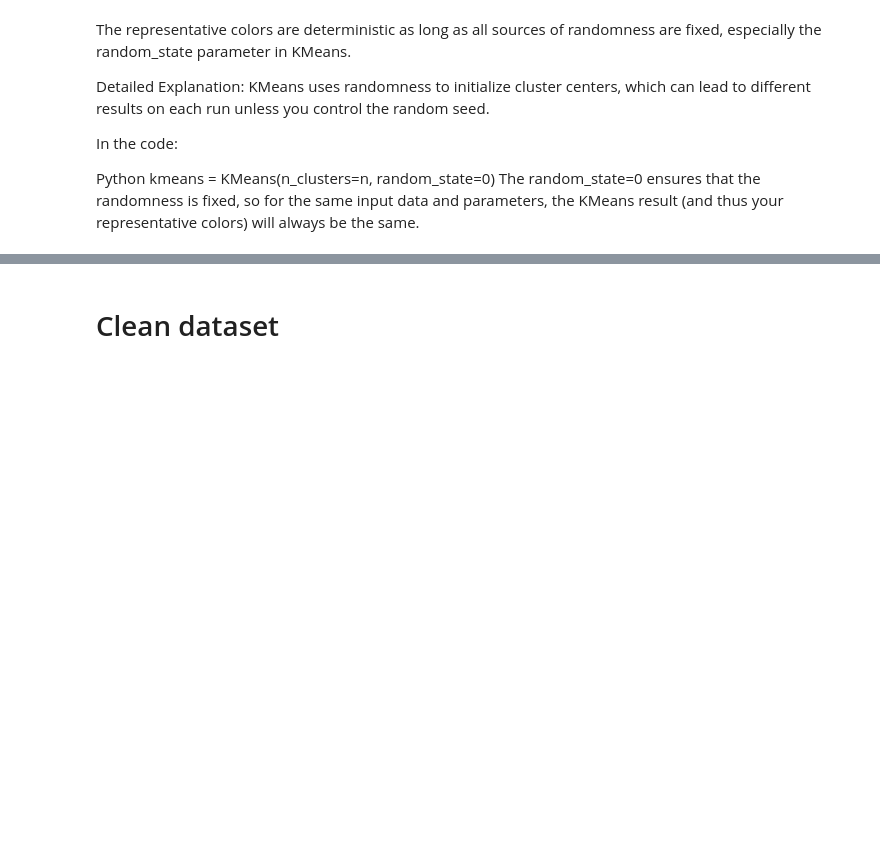
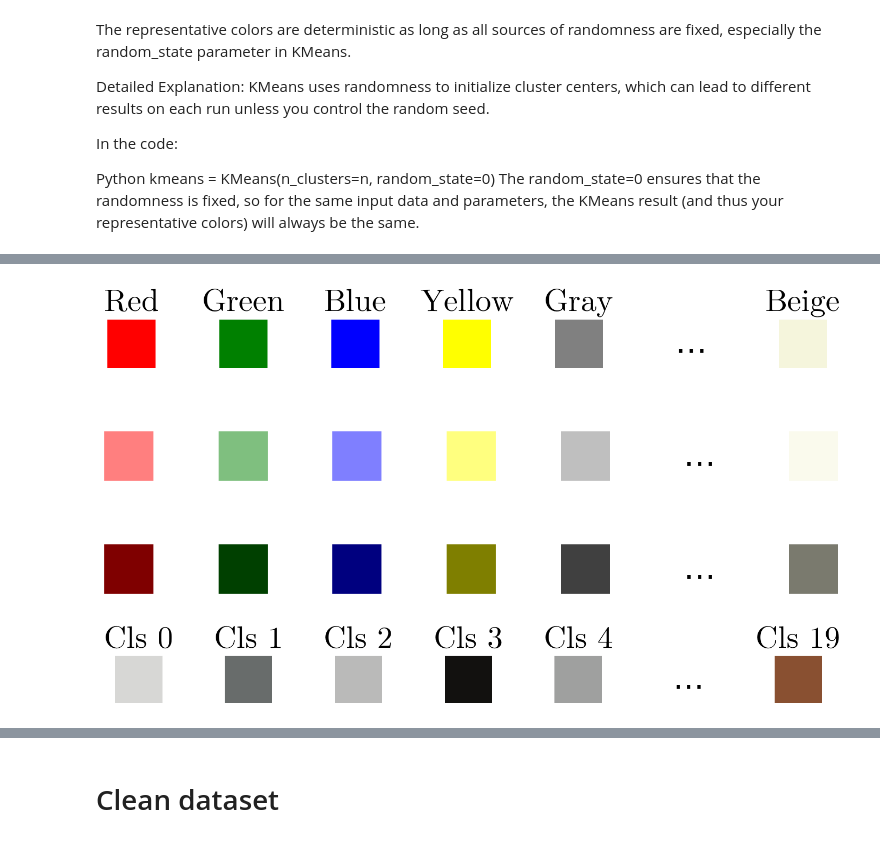
Before and after one commit to nishant-ingle/backdoors, a Jupyter notebook: pixel-resnet18-color.ipynb, the cells around one changed output, grey strips where cells are left out. Drawn from its saved outputs; the diff is of its cells as text; code cells hidden in the pictures; blank space fills up the shorter version.

```diff
--- a/pixel-resnet18-color.ipynb
+++ b/pixel-resnet18-color.ipynb
@@ -433,7 +468,7 @@ def generate_compact_strip(colors, labels, title, font_path, savepath,
     fig_width_in = num_items * square_in + (num_items - 1) * spacing_in
     fig_height_in = square_in + (1.0 * cm_to_inch)
 
-    fig = plt.figure(figsize=(fig_width_in, fig_height_in), dpi=70)
+    fig = plt.figure(figsize=(fig_width_in, fig_height_in), dpi=150)
 
     for i, label in enumerate(labels):
         left = (i * (square_in + spacing_in)) / fig_width_in
@@ -485,33 +520,38 @@ def prepare_all_row_data(labels, colors):
         [(base_labels, base_colors), (light_labels, light_colors), (dark_labels, dark_colors), (cluster_labels, cluster_colors)],
         ["Base", "Light", "Dark", "Representative"]
     )
 
 def slice_data_for_row(names, colors):
     """Selects the first 3 items, an ellipsis, and the final item for display."""
     if len(names) <= 5:
         return names, colors
 
     display_labels = names[:5] + ["…"] + [names[-1]]
     display_colors = colors[:5] + [None] + [colors[-1]] # Use None as a placeholder for the ellipsis
 
     return display_labels, display_colors
 
 def to_unit_rgb(color_rgb):
     """Normalizes color data for Matplotlib."""
     if color_rgb is None: return (1, 1, 1) # Return white for placeholder
     if hasattr(color_rgb, 'numpy'): color_rgb = color_rgb.numpy()
     arr = np.asarray(color_rgb, dtype=float)
     return arr / 255.0 if arr.max() > 1.0 else arr
 
 
 # --- Call the main function ---
 generate_all_color_strips(
     colors=colors,
     labels=labels,
     # title="x = 0.4",
     font_path='latexfont.otf', # Set to None if you don't have the font
     # savepath='compact_color_strip.pdf'
 )
+# %% [output]
+[figure, added]
+[figure, added]
+[figure, added]
+[figure, added]
 # %%
 import torch
 import abc
```
Also changed, not shown: parts of 51 cells of this notebook.
